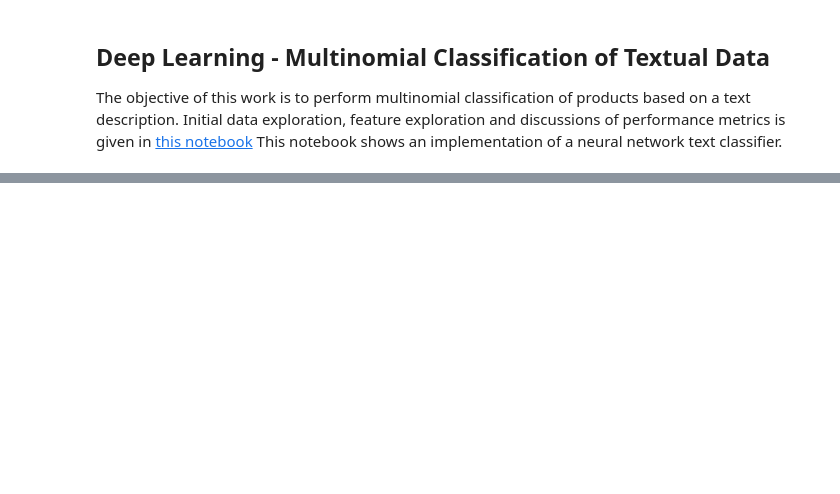
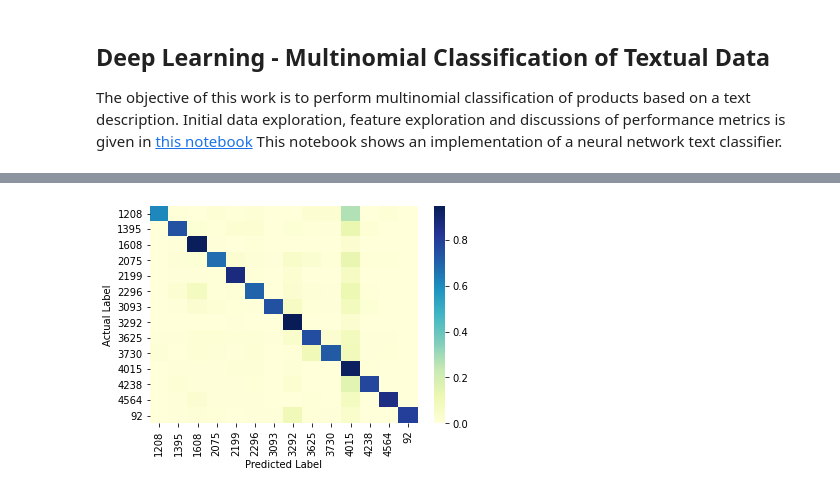
Before and after one commit to amrdixon/text_classification, a Jupyter notebook: text_classification_nn.ipynb, the cells around one changed output, grey strips where cells are left out. Cells and saved outputs as stored; diff of their text form; code cells hidden in the pictures; blank space fills up the shorter version.

```diff
--- a/text_classification_nn.ipynb
+++ b/text_classification_nn.ipynb
@@ -191,0 +285,13 @@ Test Set Accuracy:  0.8841649889945984
+# %%
+#find teh best model
+opt_idx = np.argmax(dev_accuracy_all)
+#load the model
+models_folder = Path("./models_folder/")
+filename = 'session_num' + str(opt_idx) + '.h5'
+model_filepath = models_folder / filename
+this_clf = TextClassifierNN(hparams={'HP_DROPOUT': drop_out_rates[opt_idx]}, model_path=model_filepath)
+
+print('Best Performing Model Final Metrics: ')
+print('Training Set Accuracy: ', this_clf.evaluate_model(this_clf.train_ds))
+print('Dev Set Accuracy: ', this_clf.evaluate_model(this_clf.dev_ds))
+print('Test Set Accuracy: ', this_clf.evaluate_model(this_clf.test_ds))
@@ -191,0 +309,4 @@ Test Set Accuracy:  0.8841649889945984
+# %%
+this_clf.display_conf_mat()
+# %% [output]
+[figure, added]
```
Also changed, not shown: parts of 18 cells of this notebook.
